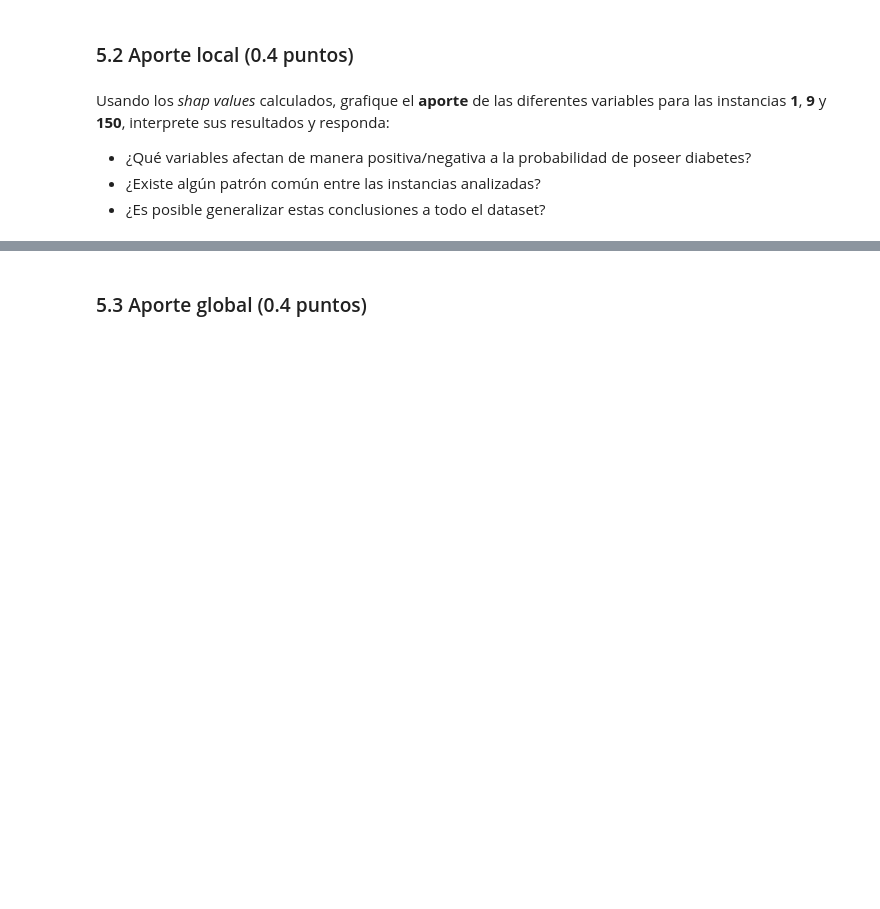
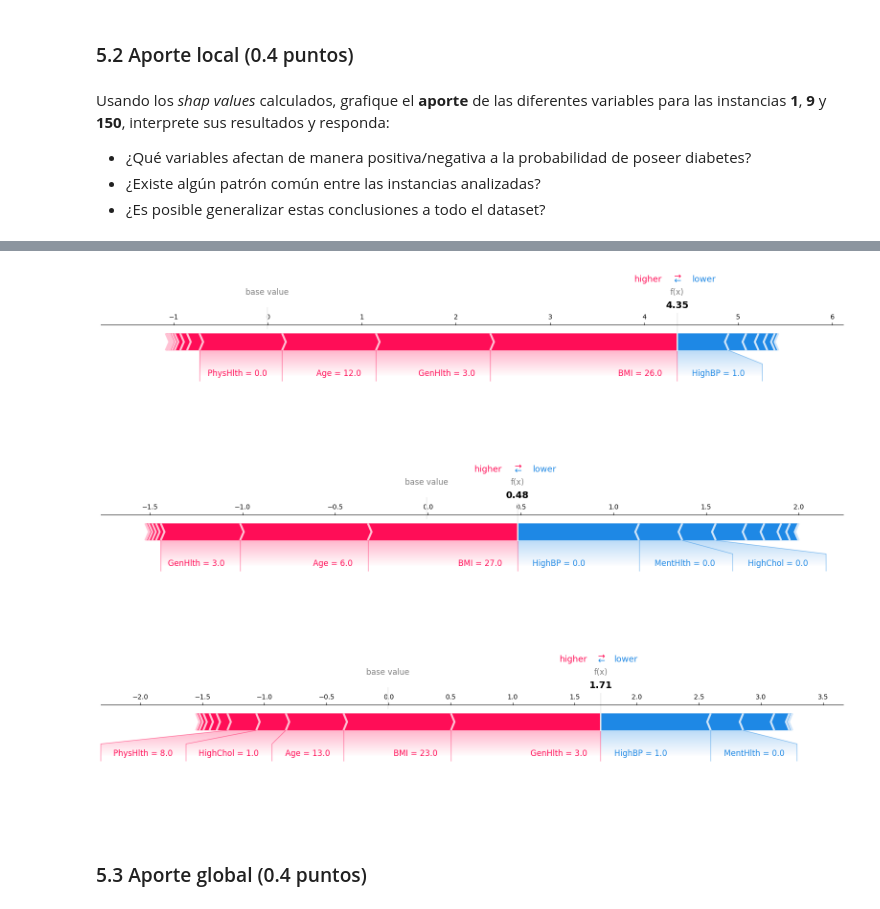
Before and after one commit to eduardomoyab/MDS7202_1, a Jupyter notebook: lab10/Laboratorio10_Enunciado.ipynb, the cells around one changed output, grey strips where cells are left out. Cells and saved outputs as stored; diff of their text form; code cells hidden in the pictures; blank space fills up the shorter version.

```diff
--- a/lab10/Laboratorio10_Enunciado.ipynb
+++ b/lab10/Laboratorio10_Enunciado.ipynb
@@ -326,0 +326,10 @@ Usando los *shap values* calculados, grafique el **aporte** de las diferentes va
+# %%
+shap.initjs()
+shap_values_df = pd.DataFrame(shap_values, columns=df.drop('Diabetes', axis=1).columns)
+
+# Obtener el aporte de las diferentes variables para las instancias 1, 9 y 150
+instances = [1, 9, 150]
+
+for instance in instances:
+    shap.force_plot(explainer.expected_value, shap_values[instance], df.drop('Diabetes', axis=1).iloc[instance], matplotlib=True)
+# %% [output]
@@ -327,3 +337,6 @@ Usando los *shap values* calculados, grafique el **aporte** de las diferentes va
+[figure, added]
+[figure, added]
+[figure, added]
 # %% [markdown]
 ### 5.3 Aporte global (0.4 puntos)
 # %% [markdown]
```
Also changed, not shown: parts of 11 cells of this notebook.
